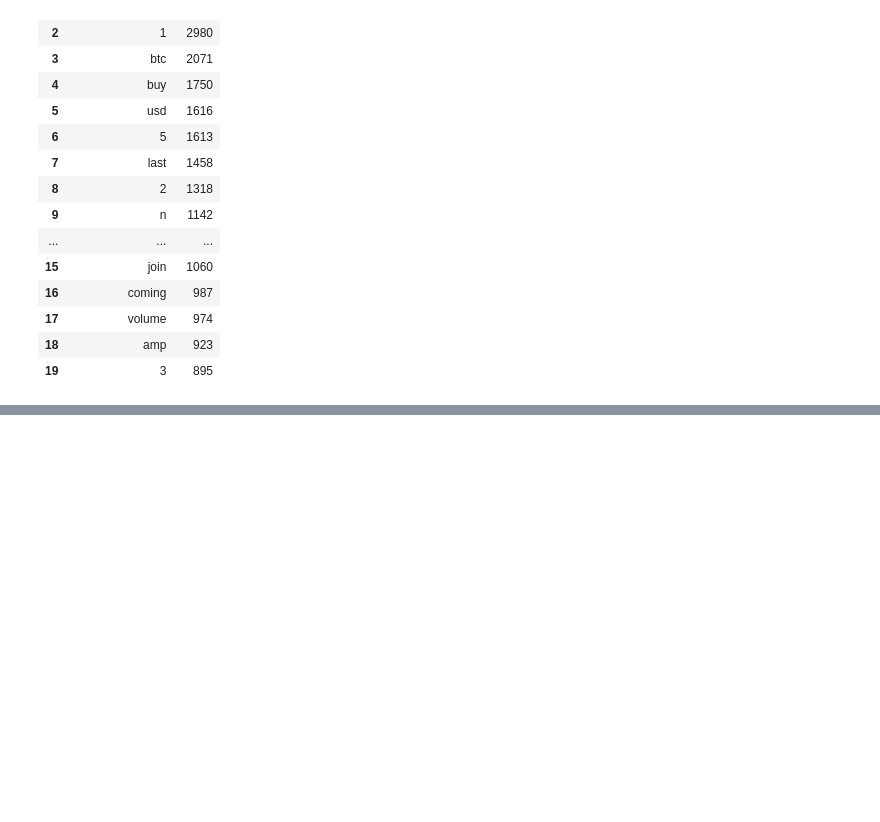
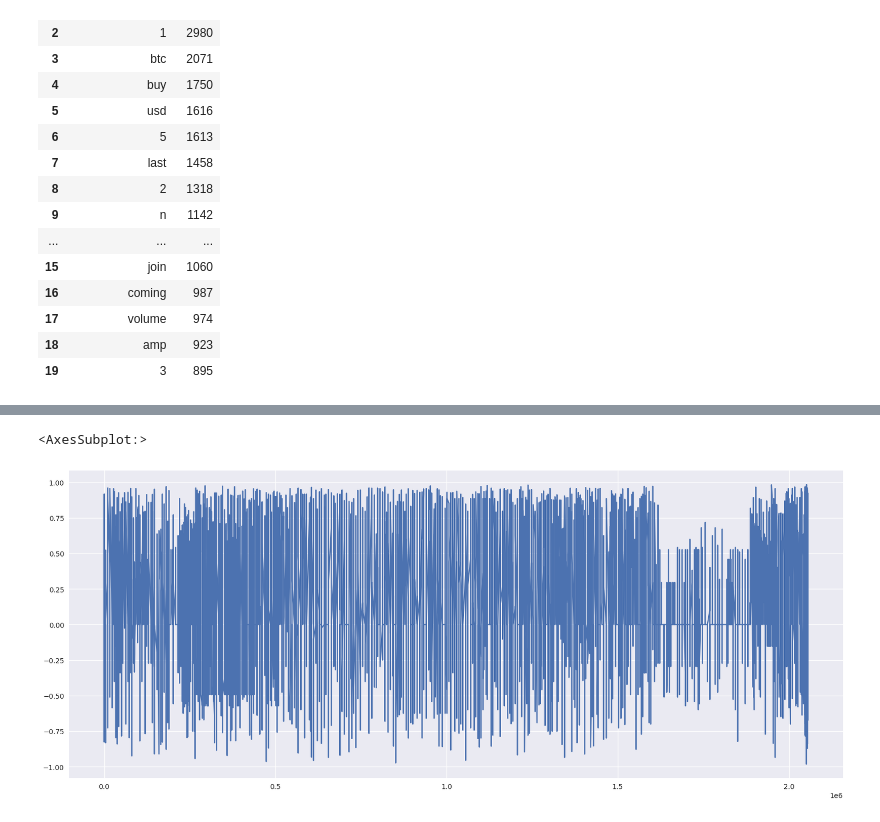
Before and after one commit to kozanakyel/KZ-Engine-Backend, a Jupyter notebook: KZ_project_setup/notebooks/twitter_sentiment_analysis_btc.ipynb, the cells around one changed output, grey strips where cells are left out. Cells and saved outputs as stored; diff of their text form; code cells hidden in the pictures; blank space fills up the shorter version.

```diff
--- a/KZ_project_setup/notebooks/twitter_sentiment_analysis_btc.ipynb
+++ b/KZ_project_setup/notebooks/twitter_sentiment_analysis_btc.ipynb
@@ -161,0 +216,5 @@ temp.style.background_gradient(cmap='Blues')
+# %%
+df_btc.compound.plot(x=df_btc.index, y=df_btc.compound,figsize=(20,8))
+# %% [output]
+<AxesSubplot:>
+[figure, added]
```
Also changed, not shown: parts of 10 cells of this notebook.
